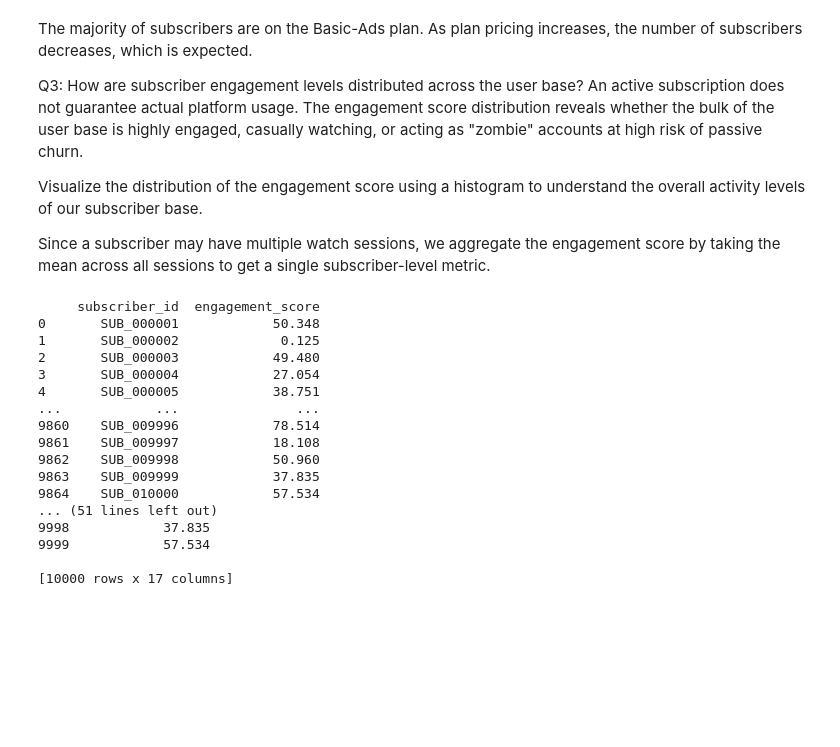
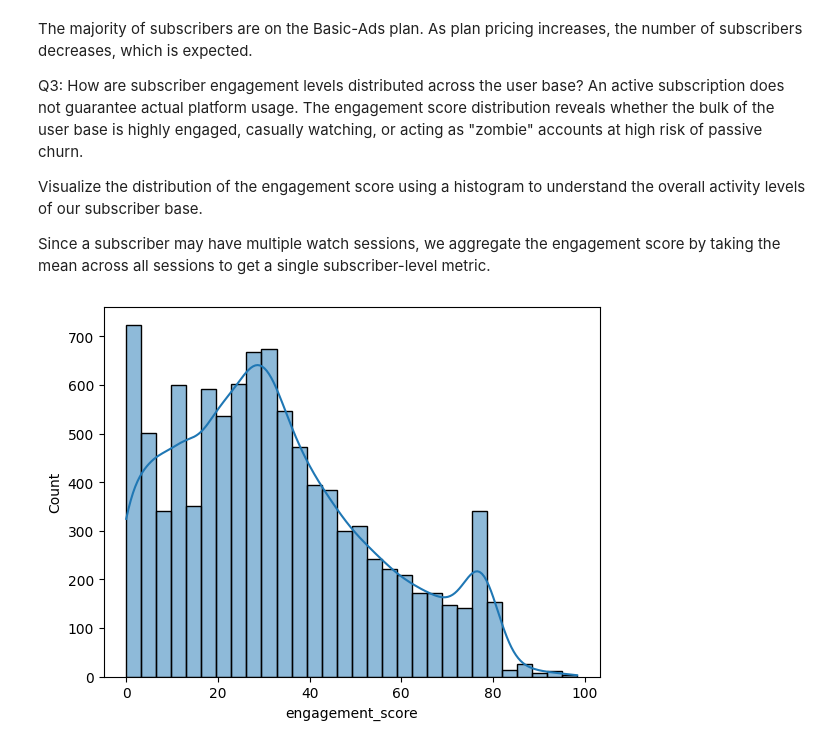
Before and after one commit to rachanachoudhary/ML-Learning, a Jupyter notebook: EDA - Pandas_Seaborn_matplot.ipynb, the cells around one changed output. Drawn from its saved outputs; the diff is of its cells as text; code cells hidden in the pictures; blank space fills up the shorter version.

```diff
--- a/EDA - Pandas_Seaborn_matplot.ipynb
+++ b/EDA - Pandas_Seaborn_matplot.ipynb
@@ -287,26 +291,11 @@ Since a subscriber may have multiple watch sessions, we aggregate the engagement
 # %%
 # Summarize engagement score per subscriber (mean across all sessions)
 subscriber_engagement = df_watch_history.groupby('subscriber_id')['engagement_score'].mean().reset_index()
 #print(subscriber_engagement)
-
 # Merge subscriber-level engagement into the subscribers dataframe
-merged_df = pd.merge(df_subscribers, subscriber_engagement, on='subscriber_id', how='left').reset_index()
+merged_df = pd.merge(df_subscribers, subscriber_engagement, on='subscriber_id', how='left')
 #print(merged_df)
+sns.histplot(merged_df['engagement_score'], bins=30, kde=True)
+plt.show()
 # %% [output]
-     subscriber_id  engagement_score
-0       SUB_000001            50.348
-1       SUB_000002             0.125
-2       SUB_000003            49.480
-3       SUB_000004            27.054
-4       SUB_000005            38.751
-...            ...               ...
-9860    SUB_009996            78.514
-9861    SUB_009997            18.108
-9862    SUB_009998            50.960
-9863    SUB_009999            37.835
-9864    SUB_010000            57.534
-... (51 lines left out)
-9998            37.835
-9999            57.534
-
-[10000 rows x 17 columns]
+[figure, added]
```
Also changed, not shown: parts of 26 cells of this notebook.
